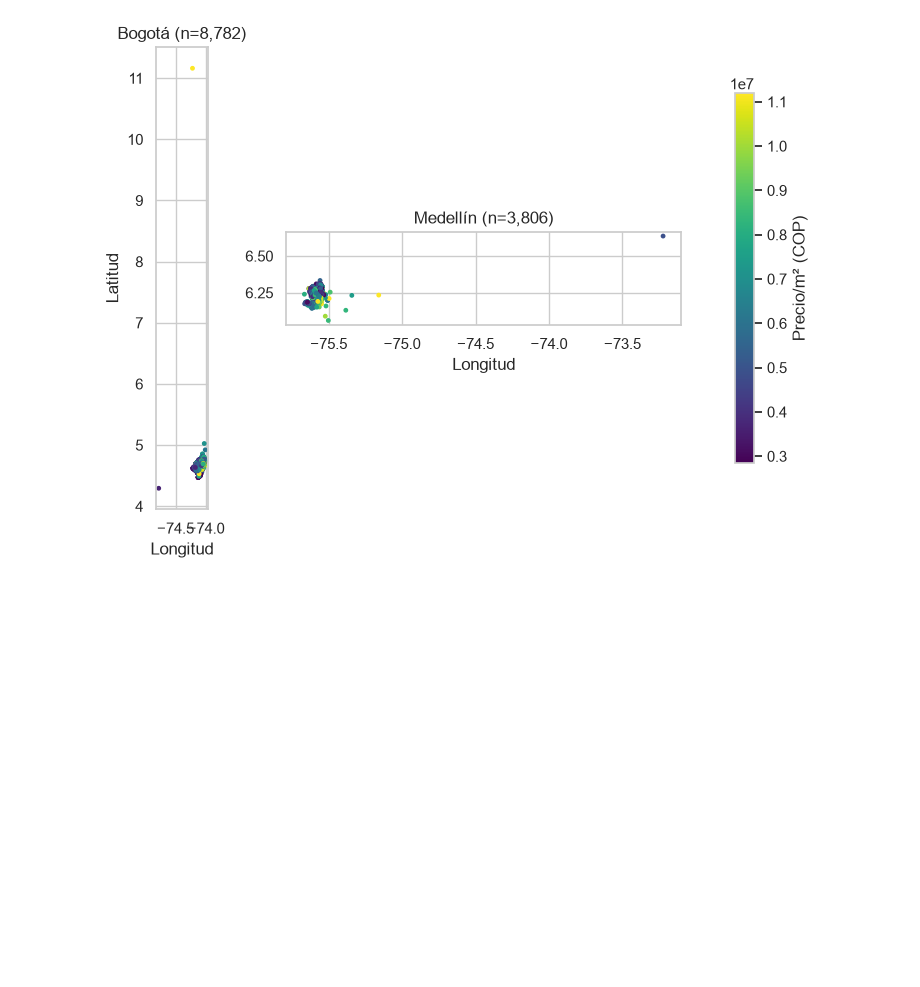
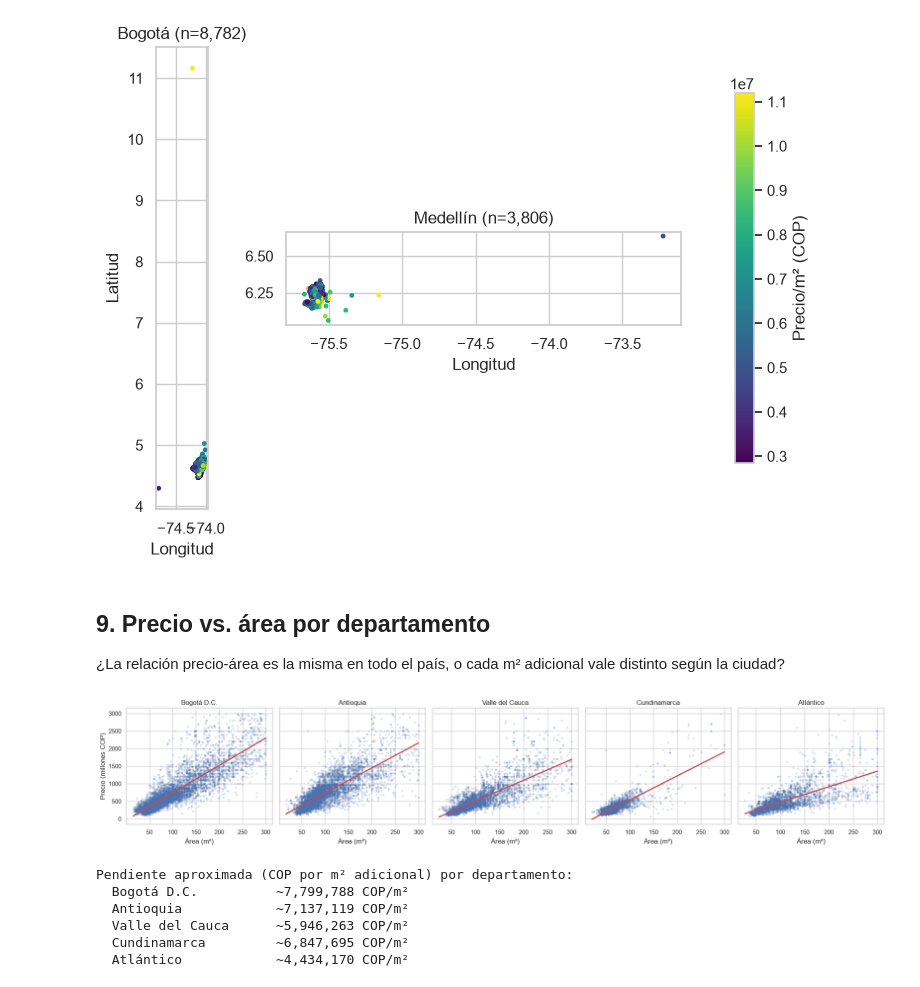
Before and after one commit to FaiberCh/inmostats, a Jupyter notebook: notebooks/01_eda.ipynb, the cells around one changed output. Cells and saved outputs as stored; diff of their text form; code cells hidden in the pictures; blank space fills up the shorter version.

```diff
--- a/notebooks/01_eda.ipynb
+++ b/notebooks/01_eda.ipynb
@@ -241,3 +241,41 @@ fig.colorbar(sc, ax=axes, label="Precio/m² (COP)", shrink=0.8)
 plt.show()
 # %% [output]
 [figure]
+# %% [markdown]
+## 9. Precio vs. área por departamento
+
+¿La relación precio-área es la misma en todo el país, o cada m² adicional vale distinto según la ciudad?
+# %%
+top5_dept = df["department_final"].value_counts().head(5).index
+subset = df[
+    df["department_final"].isin(top5_dept) & (df["area_m2"] <= 300) & (df["price_cop"] <= 3e9)
+].copy()
+subset["price_millones"] = subset["price_cop"] / 1e6
+
+fig, axes = plt.subplots(1, 5, figsize=(20, 4), sharey=True)
+for ax, dept in zip(axes, top5_dept):
+    d = subset[subset["department_final"] == dept]
+    sns.regplot(
+        data=d, x="area_m2", y="price_millones", ax=ax, ci=None,
+        scatter_kws={"alpha": 0.15, "s": 8, "color": "#4C72B0"}, line_kws={"color": "#C44E52"},
+    )
+    ax.set_title(dept)
+    ax.set_xlabel("Área (m²)")
+    ax.set_ylabel("")
+axes[0].set_ylabel("Precio (millones COP)")
+plt.tight_layout()
+plt.show()
+
+print("Pendiente aproximada (COP por m² adicional) por departamento:")
+for dept in top5_dept:
+    d = subset[subset["department_final"] == dept]
+    slope = np.polyfit(d["area_m2"], d["price_cop"], 1)[0]
+    print(f"  {dept:20} ~{slope:,.0f} COP/m²")
+# %% [output]
+[figure, added]
+Pendiente aproximada (COP por m² adicional) por departamento:
+  Bogotá D.C.          ~7,799,788 COP/m²
+  Antioquia            ~7,137,119 COP/m²
+  Valle del Cauca      ~5,946,263 COP/m²
+  Cundinamarca         ~6,847,695 COP/m²
+  Atlántico            ~4,434,170 COP/m²
```
Also changed, not shown: parts of 7 cells of this notebook, 2 other files.
